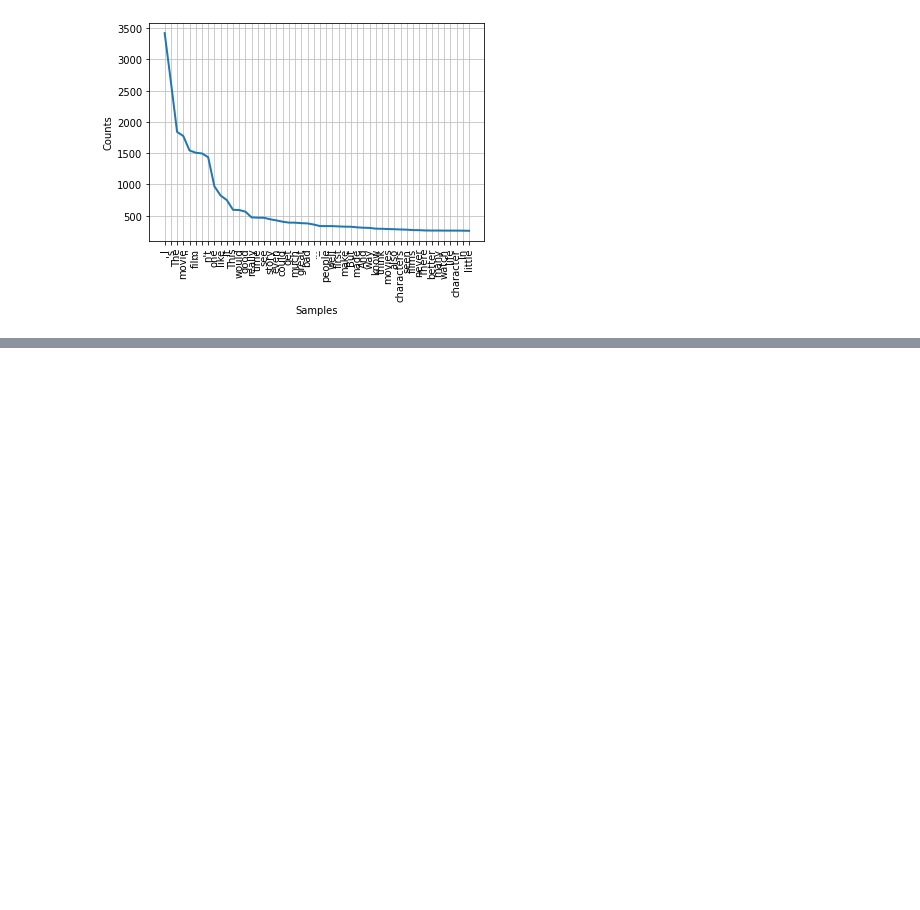
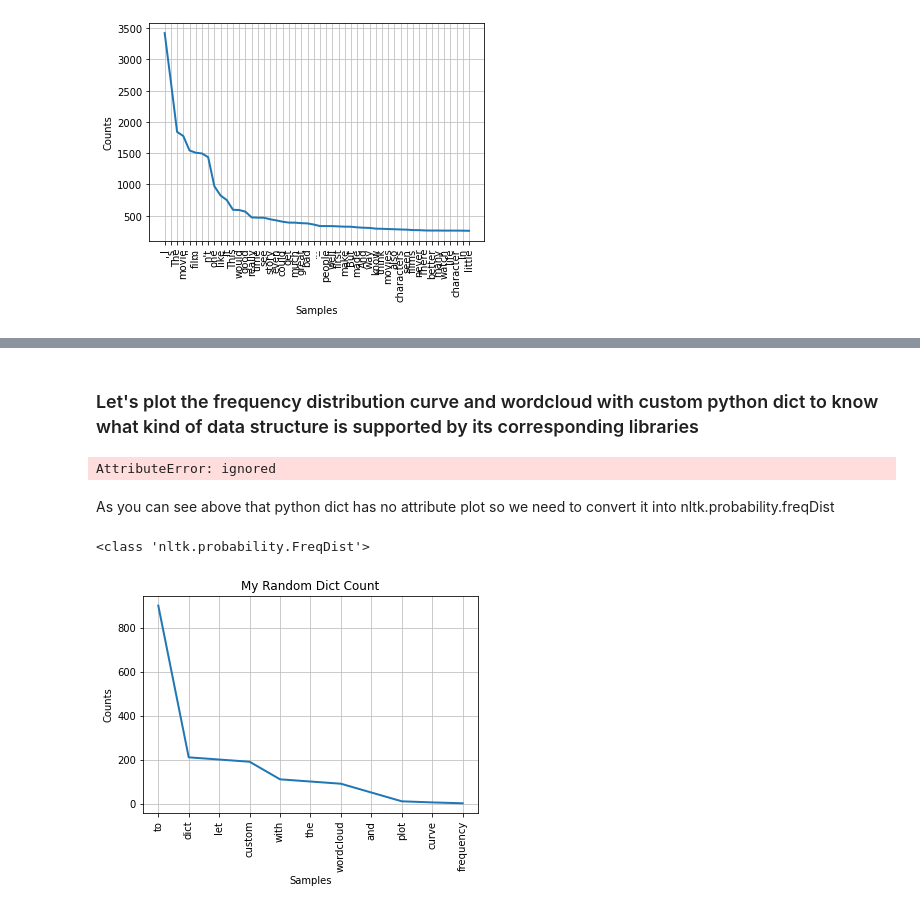
Before and after one commit to Suraez/tensorflow-hands_on, a Jupyter notebook: NLP/IMDB_sentiment_analysis.ipynb, the cells around one changed output, grey strips where cells are left out. Drawn from its saved outputs; the diff is of its cells as text; code cells hidden in the pictures; blank space fills up the shorter version.

```diff
--- a/NLP/IMDB_sentiment_analysis.ipynb
+++ b/NLP/IMDB_sentiment_analysis.ipynb
@@ -201,0 +213,32 @@ plt.show()
+# %% [markdown]
+### Let's plot the frequency distribution curve and wordcloud with custom python dict to know what kind of data structure is supported by its corresponding libraries
+# %%
+randomWordDict = {
+    'let': 200,
+    'plot': 10,
+    'the': 100,
+    'frequency': 1,
+    'curve': 5,
+    'and': 50,
+    'wordcloud': 90,
+    'with': 110,
+    'custom': 190,
+    'dict': 210,
+    'to': 900
+}
+# %%
+randomWordDict.plot(50, cumulative=False)
+# %% [output]
+AttributeError: ignored
+# %% [markdown]
+As you can see above that python dict has no attribute plot so we need to convert it into nltk.probability.freqDist
+# %%
+nltkFreqDist = nltk.FreqDist(randomWordDict)
+print(type(nltkFreqDist))
+# %% [output]
+<class 'nltk.probability.FreqDist'>
+# %%
+nltkFreqDist.plot(title='My Random Dict Count')
+plt.show()
+# %% [output]
+[figure, added]
```
Also changed, not shown: parts of 16 cells of this notebook.
